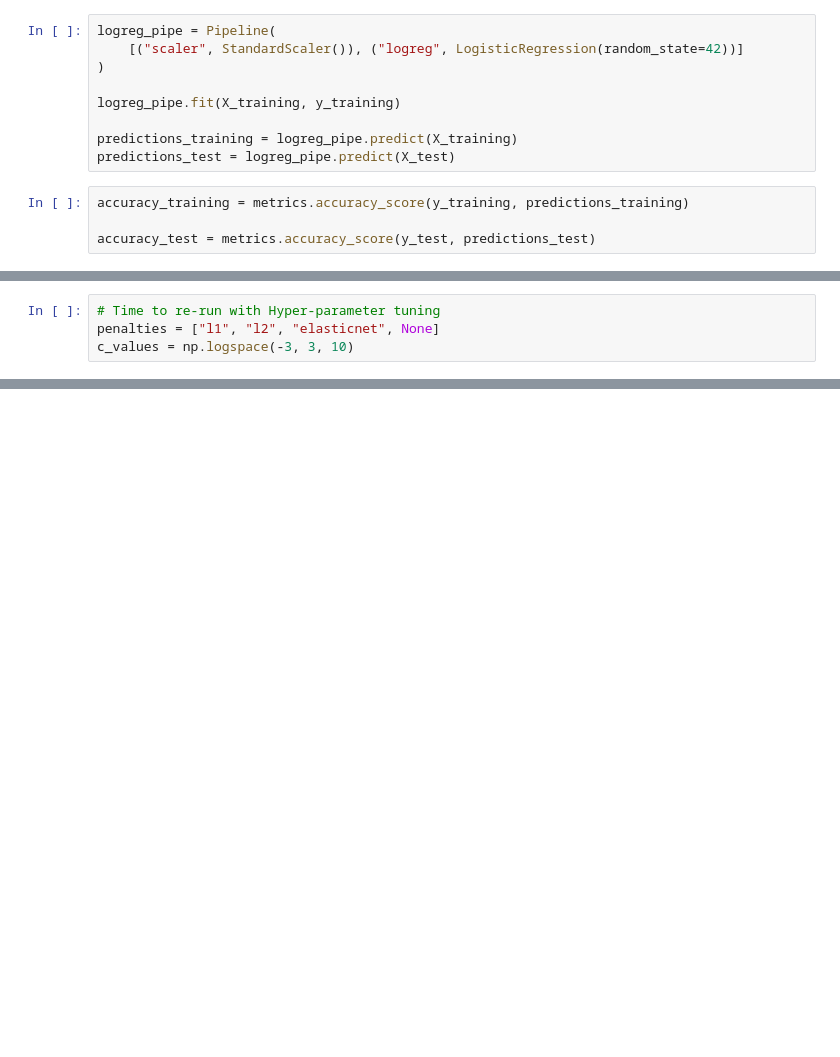
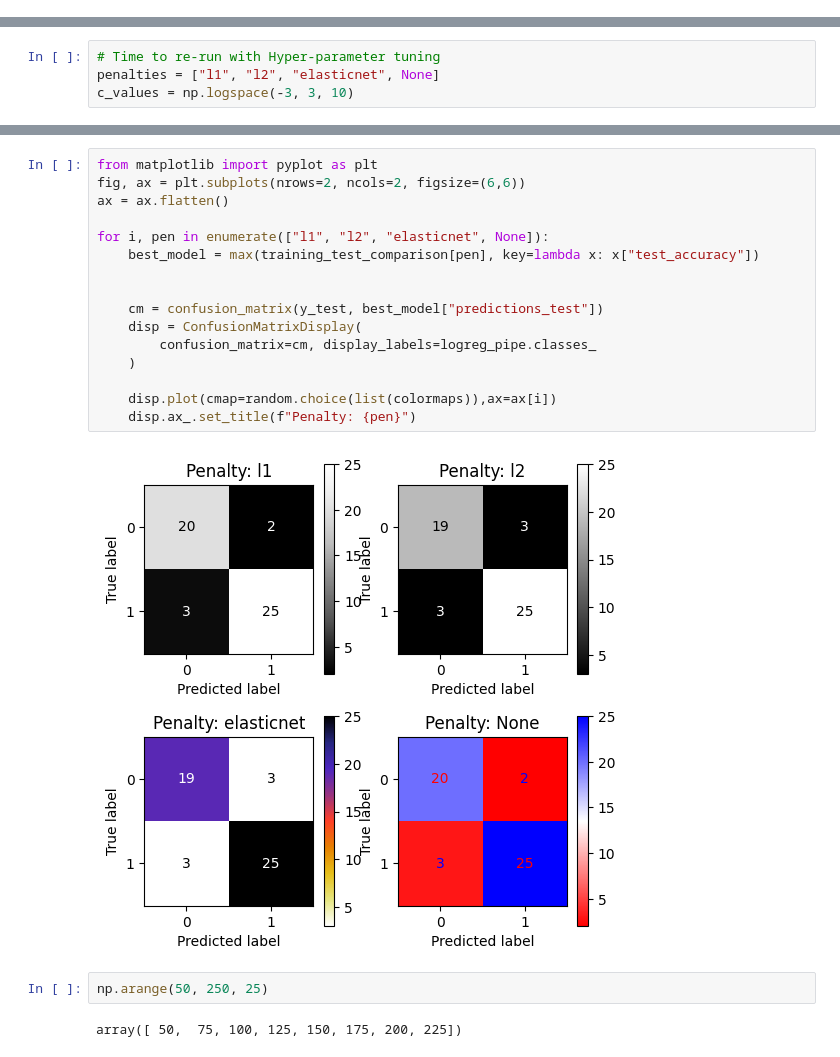
Before and after one commit to jakeogrady/machine_learning_assignments, a Jupyter notebook: logistic_regression.ipynb, the cells around one changed output, grey strips where cells are left out. Cells and saved outputs as stored; diff of their text form; blank space fills up the shorter version.

Commit message:
refactor(logistic_regression.ipynb): Refactor Pipeline code and graphing to make code cleaner. Print comparison metrics that are more insightful

```diff
--- a/logistic_regression.ipynb
+++ b/logistic_regression.ipynb
@@ -64,13 +82,0 @@ y_test = LabelEncoder().fit_transform(y_test)
-# %%
-logreg_pipe = Pipeline(
-    [("scaler", StandardScaler()), ("logreg", LogisticRegression(random_state=42))]
-)
-
-logreg_pipe.fit(X_training, y_training)
-
-predictions_training = logreg_pipe.predict(X_training)
-predictions_test = logreg_pipe.predict(X_test)
-# %%
-accuracy_training = metrics.accuracy_score(y_training, predictions_training)
-
-accuracy_test = metrics.accuracy_score(y_test, predictions_test)
@@ -200,0 +171,22 @@ Best Accuracy with no penalty:
+# %%
+from matplotlib import pyplot as plt
+fig, ax = plt.subplots(nrows=2, ncols=2, figsize=(6,6))
+ax = ax.flatten()
+
+for i, pen in enumerate(["l1", "l2", "elasticnet", None]):
+    best_model = max(training_test_comparison[pen], key=lambda x: x["test_accuracy"])
+
+
+    cm = confusion_matrix(y_test, best_model["predictions_test"])
+    disp = ConfusionMatrixDisplay(
+        confusion_matrix=cm, display_labels=logreg_pipe.classes_
+    )
+
+    disp.plot(cmap=random.choice(list(colormaps)),ax=ax[i])
+    disp.ax_.set_title(f"Penalty: {pen}")
+# %% [output]
+[figure, added]
+# %%
+np.arange(50, 250, 25)
+# %% [output]
+array([ 50,  75, 100, 125, 150, 175, 200, 225])
```
Also changed, not shown: parts of 7 cells of this notebook.
